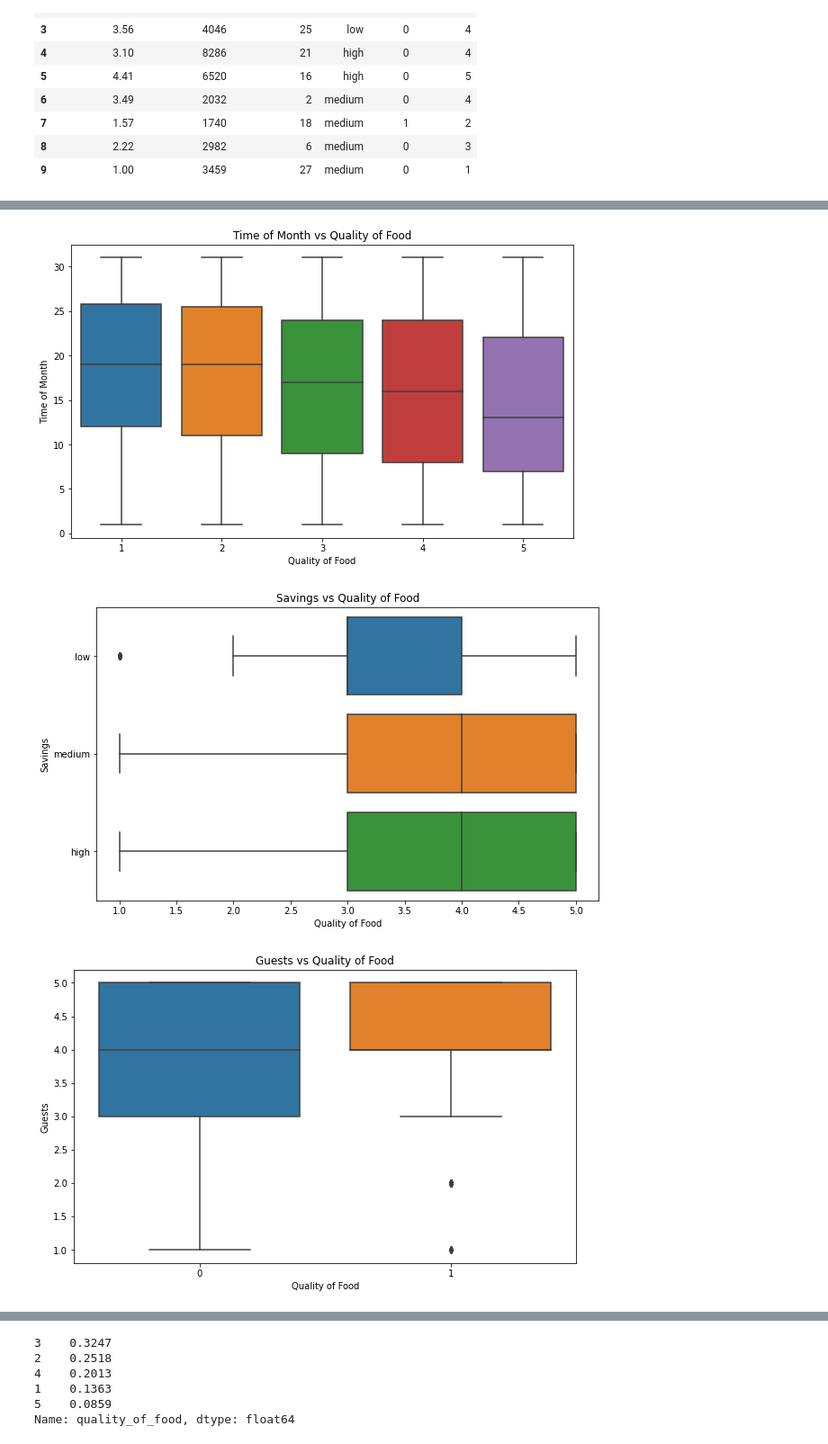
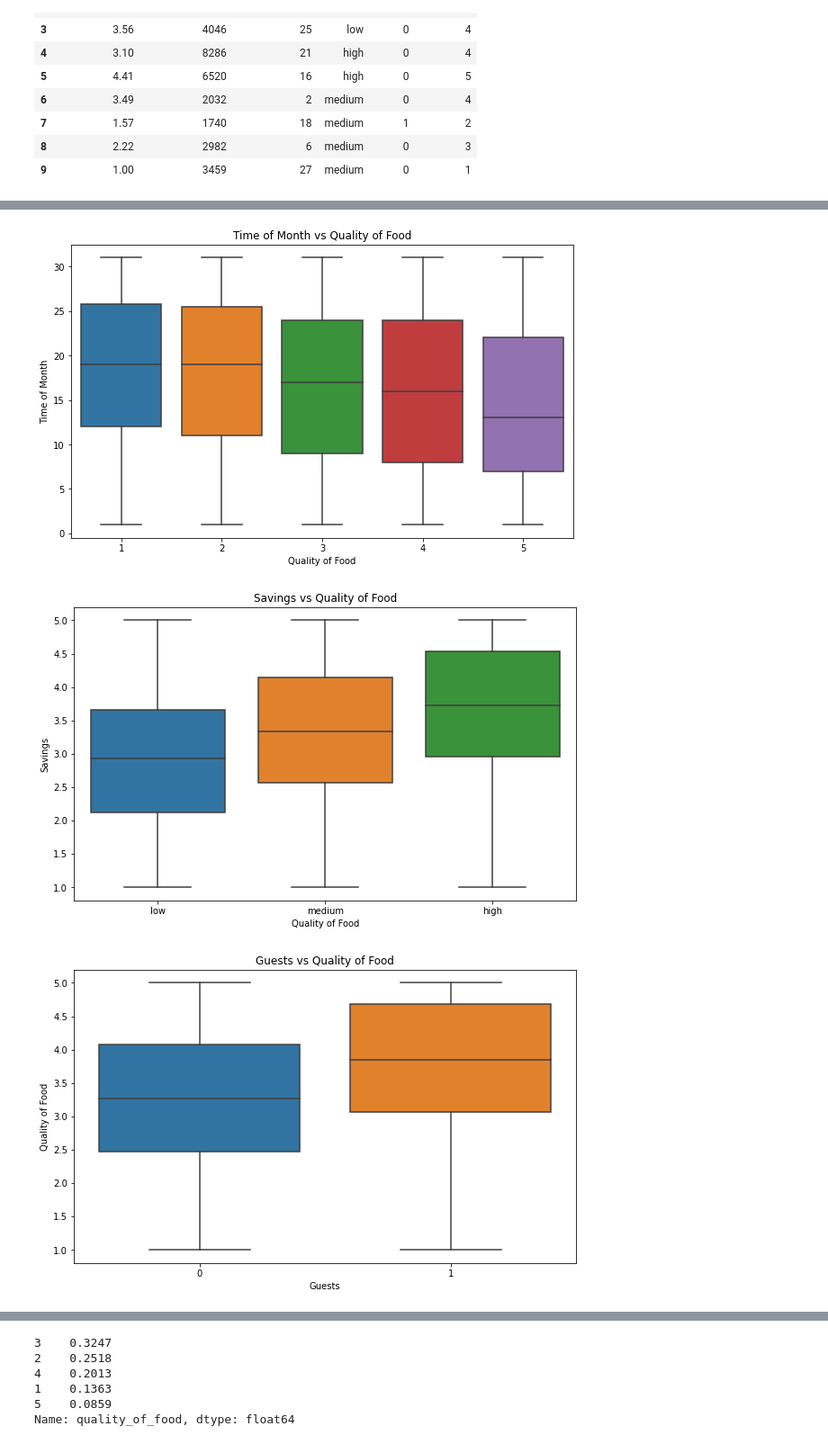
Before and after one commit to kristianseverin/BNNs, a Jupyter notebook: Data/generateData.ipynb, the cells around one changed output, grey strips where cells are left out. Shown: that part at 90% size. Drawn from its saved outputs; the diff is of its cells as text; code cells hidden in the pictures.

Commit message:
New viz of the simulated data

```diff
--- a/Data/generateData.ipynb
+++ b/Data/generateData.ipynb
@@ -32,7 +32,12 @@ def generate_dataset():
 
 
         # Determine quality based on size of savings
-        quality_based_on_savings = np.where(savings == 'high', 5, np.where(savings == 'medium', 3, 1))
+        #quality_based_on_savings = np.where(savings == 'high', 5, np.where(savings == 'medium', 3, 1))
+
+        quality_based_on_savings = np.where(
+            savings == 'high', 5,
+            np.where(savings == 'low', 1, 3)
+            )
 
         # Determine quality based on number of guests
         quality_based_on_guests = np.where(
@@ -93,13 +98,18 @@ df.head(10)
 | 8 | 2.22 | 2982 | 6 | medium | 0 | 3 |
 | 9 | 1.00 | 3459 | 27 | medium | 0 | 1 |
 # %%
+
 # visualise the data
 # histogram of quality_of_food
+
 plt.figure(figsize=(10, 6))
+
 sns.histplot(df['quality_of_food'], bins=5, kde=True)
 plt.title('Distribution of quality_of_food')
 plt.xlabel('Quality of Food')
 plt.ylabel('Frequency')
+
+
 
 
 # monthly income vs quality of food
@@ -118,7 +128,7 @@ plt.ylabel('Time of Month')
 
 # savings vs quality of food
 plt.figure(figsize=(10, 6))
-sns.boxplot(x='bin_edges', y='savings', data=df, order=['low', 'medium', 'high'])
+sns.boxplot(x='savings', y='quality_of_food', data=df, order=['low', 'medium', 'high'])
 plt.title('Savings vs Quality of Food')
 plt.xlabel('Quality of Food')
 plt.ylabel('Savings')
@@ -126,11 +136,11 @@ plt.ylabel('Savings')
 # guests vs quality of food
 plt.figure(figsize=(10, 6))
 # boxplot
-sns.boxplot(x='guests', y='bin_edges', data=df)
+sns.boxplot(x='guests', y='quality_of_food', data=df)
 # scatter plot
 #sns.scatterplot(x='quality_of_food', y='guests', data=df)
 
 plt.title('Guests vs Quality of Food')
-plt.xlabel('Quality of Food')
-plt.ylabel('Guests')
+plt.xlabel('Guests')
+plt.ylabel('Quality of Food')
 # %% [output]
@@ -138,5 +148,5 @@ Text(0, 0.5, 'Guests')
 [figure]
 [figure]
 [figure]
-[figure, old version]
+[figure, new version]
-[figure, old version]
+[figure, new version]
```
Also changed, not shown: parts of 3 cells of this notebook, 8 other files.
